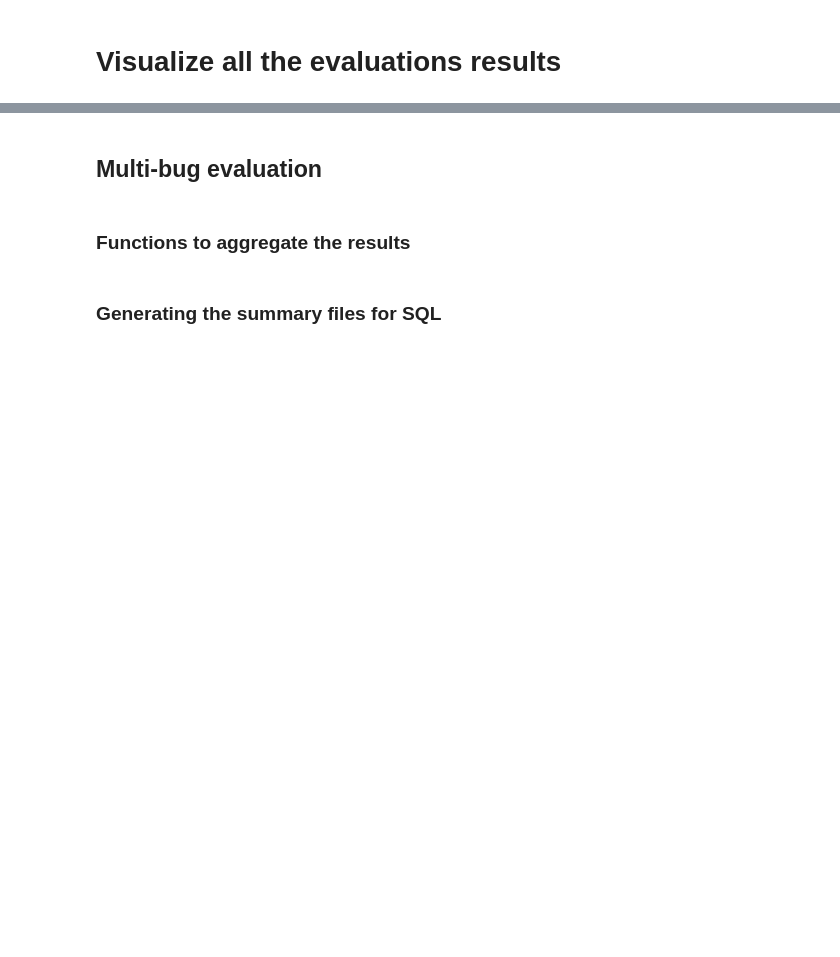
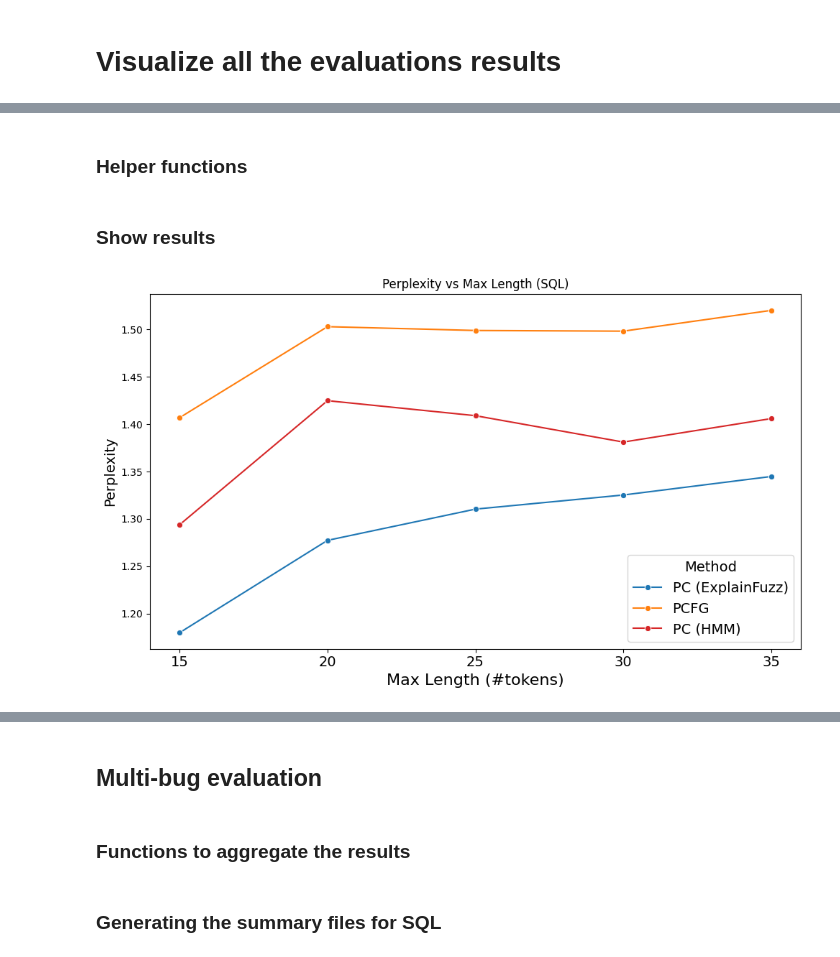
Before and after one commit to niMgnoeSeeL/ExplainFuzz, a Jupyter notebook: visualize_results_all_evaluations.ipynb, the cells around one changed output, grey strips where cells are left out. Drawn from its saved outputs; the diff is of its cells as text; code cells hidden in the pictures; blank space fills up the shorter version.

```diff
--- a/visualize_eval_results.ipynb
+++ b/visualize_results_all_evaluations.ipynb
@@ -2,0 +12,2 @@
+# %% [markdown]
+### Helper functions
@@ -2,0 +239,21 @@
+# %% [markdown]
+### Show results
+# %%
+file_path_results_PC = "data/results_october/PC/eval_PC_model.json"
+file_path_results_PCFC = "data/results_october/PCFG/eval_PCFG.json"
+file_path_results_LLM = "data/results_october/LLM/eval_llm.json"
+file_path_results_Seeds = "data/results_october/SEEDS/eval_seeds.json"
+file_path_results_HMM = "data/results_october/PC-HMM/eval_PC_HMM.json"
+# %%
+domain="SQL"
+
+compare_results_model(
+    domain,
+    file_path_results_PC,
+    file_path_results_PCFC,
+    file_path_results_LLM,
+    file_path_results_Seeds,
+    file_path_results_HMM
+)
+# %% [output]
+[figure, added]
```
Also changed, not shown: parts of 27 cells of this notebook, 16 other files.
